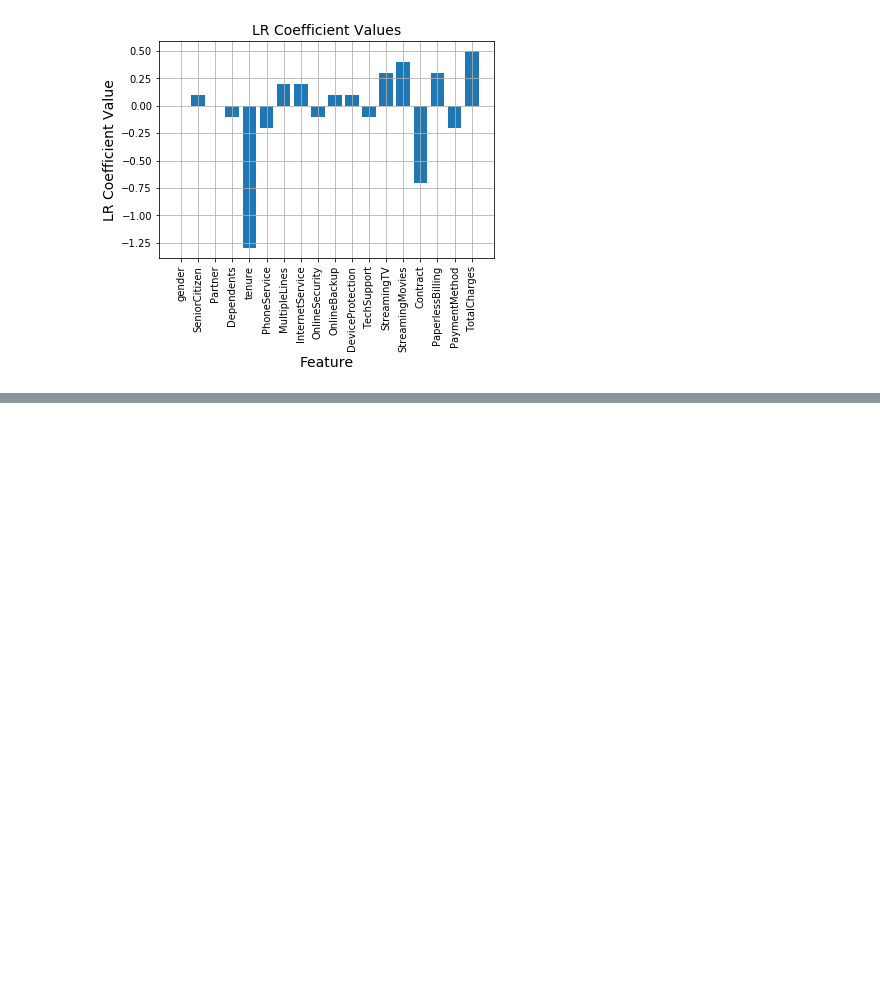
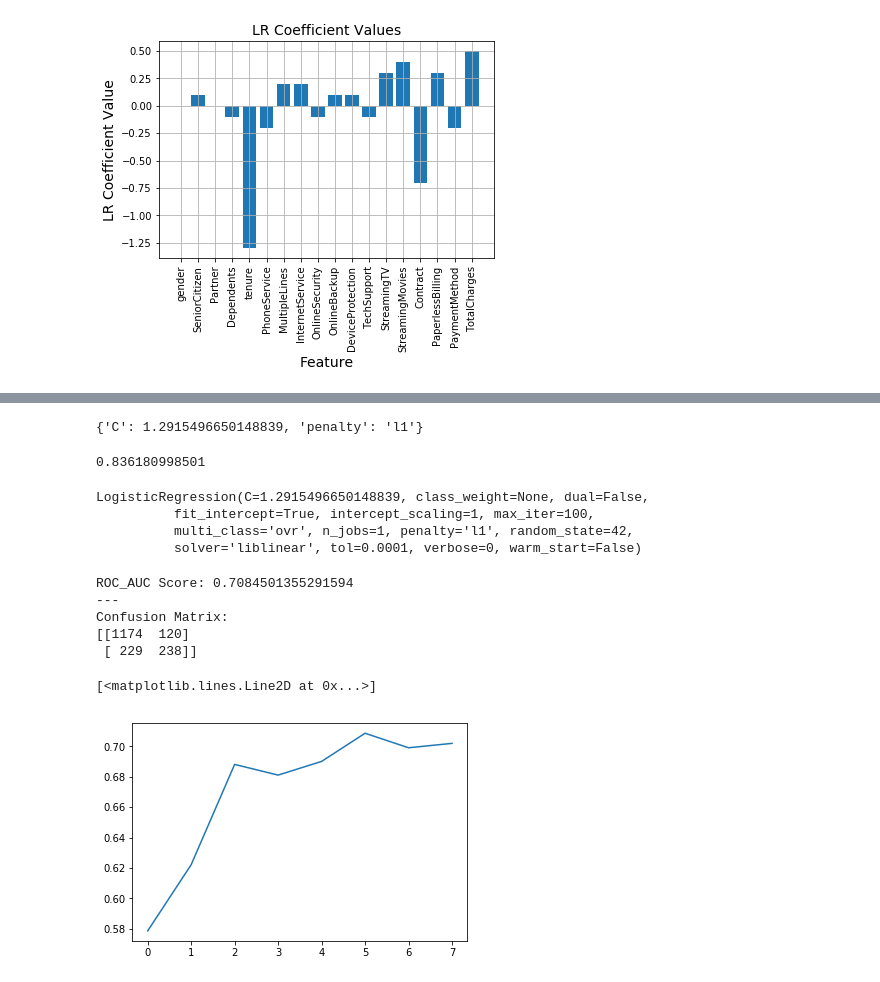
Before and after one commit to grantaguinaldo/mlnd-capstone, a Jupyter notebook: working/working_draft_002.ipynb, the cells around one changed output, grey strips where cells are left out. Saved outputs shown, nothing was run; the diff lists cells and outputs as text; code cells hidden in the pictures; blank space fills up the shorter version.

```diff
--- a/working/working_draft_002.ipynb
+++ b/working/working_draft_002.ipynb
@@ -963,0 +1043,16 @@ lr_coef_curves(lr_tuned, X)
+# %%
+print(grid_results.best_params_)
+# %% [output]
+{'C': 1.2915496650148839, 'penalty': 'l1'}
+# %%
+print(grid_results.best_score_) #It is assumed that this combination will yield the best performing model.
+# %% [output]
+0.836180998501
+# %%
+xgb_ = grid_results.best_estimator_
+print(xgb_)
+# %% [output]
+LogisticRegression(C=1.2915496650148839, class_weight=None, dual=False,
+          fit_intercept=True, intercept_scaling=1, max_iter=100,
+          multi_class='ovr', n_jobs=1, penalty='l1', random_state=42,
+          solver='liblinear', tol=0.0001, verbose=0, warm_start=False)
@@ -963,0 +1066,49 @@ lr_coef_curves(lr_tuned, X)
+# %%
+xgb_tuned.fit(X_train_std_df, y_train)
+y_pred_prob = xgb_tuned.predict(X_test_std_df)
+y_pred_class = [round(each) for each in y_pred_prob]
+# %%
+print('ROC_AUC Score: {}'. format(roc_auc_score(y_test, y_pred_class)))
+print('---')
+print('Confusion Matrix:')
+print('{}'.format(confusion_matrix(y_test, y_pred_class)))
+# %% [output]
+ROC_AUC Score: 0.7084501355291594
+---
+Confusion Matrix:
+[[1174  120]
+ [ 229  238]]
+# %%
+def xgb_boost_function(X_data, y_data):
+
+    X_train, X_test, y_train, y_test = train_test_split(X_data, y_data,
+                                                    test_size=0.25,
+                                                    random_state=42,
+                                                    shuffle=True,
+                                                    stratify=y)
+
+    standard_scaler.fit(X_train)
+    X_train_std_red_ = standard_scaler.transform(X_train)
+    X_test_std_red_ = standard_scaler.transform(X_test)
+    xgb_model = XGBClassifier(random_state=42)
+    xgb_model.fit(X_train_std_red_, y_train)
+
+    y_pred_prob = xgb_model.predict(X_test_std_red_)
+    y_pred_class = [round(each) for each in y_pred_prob]
+    return roc_auc_score(y_test, y_pred_class)
+# %%
+feature_list = ['tenure','MultipleLines', 'InternetService', 'StreamingTV', 'StreamingMovies', 'Contract','PaperlessBilling','TotalCharges']
+# %%
+initial_feature_list = []
+seq_feature_list = []
+
+roc_scores = []
+for each in feature_list:
+    initial_feature_list.append(each)
+    X = df[initial_feature_list]
+    roc_scores.append(xgb_boost_function(X, y))
+    seq_feature_list.append(list(initial_feature_list))
+plt.plot(roc_scores)
+# %% [output]
+[<matplotlib.lines.Line2D at 0x...>]
+[figure, added]
```
Also changed, not shown: parts of 15 cells of this notebook.
